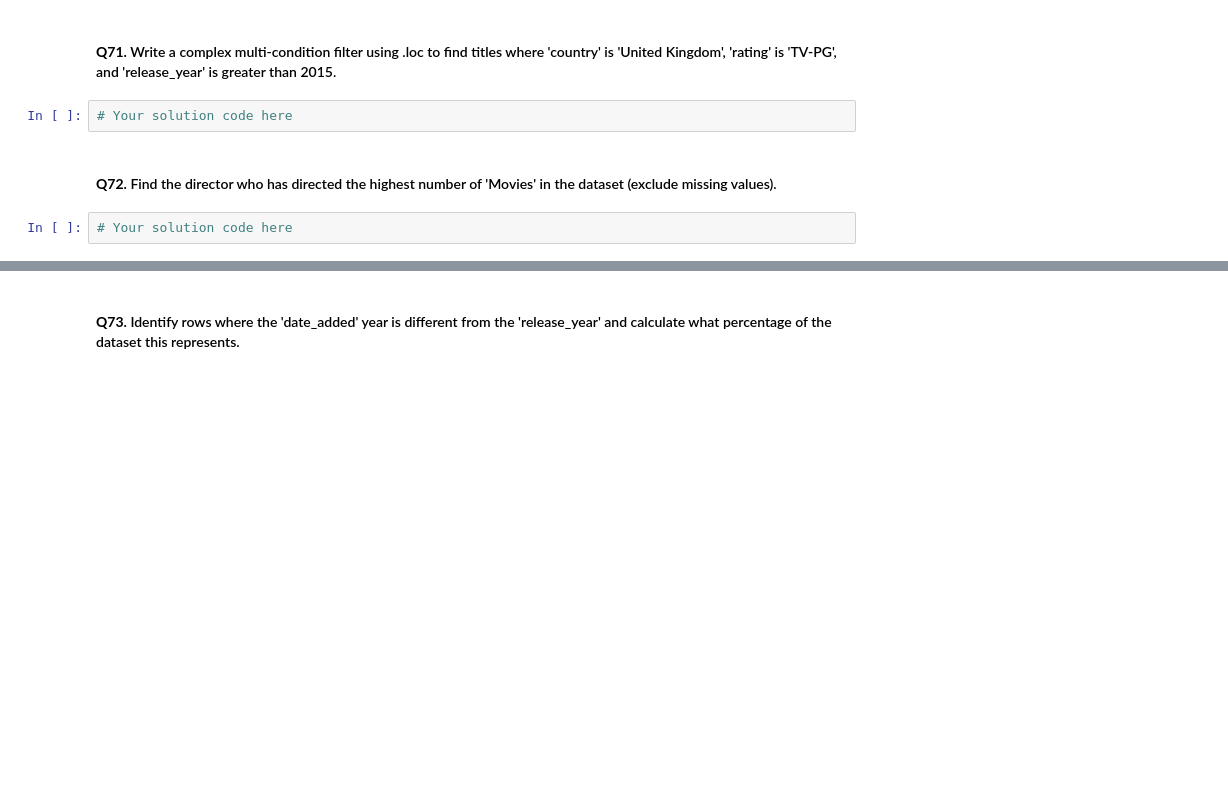
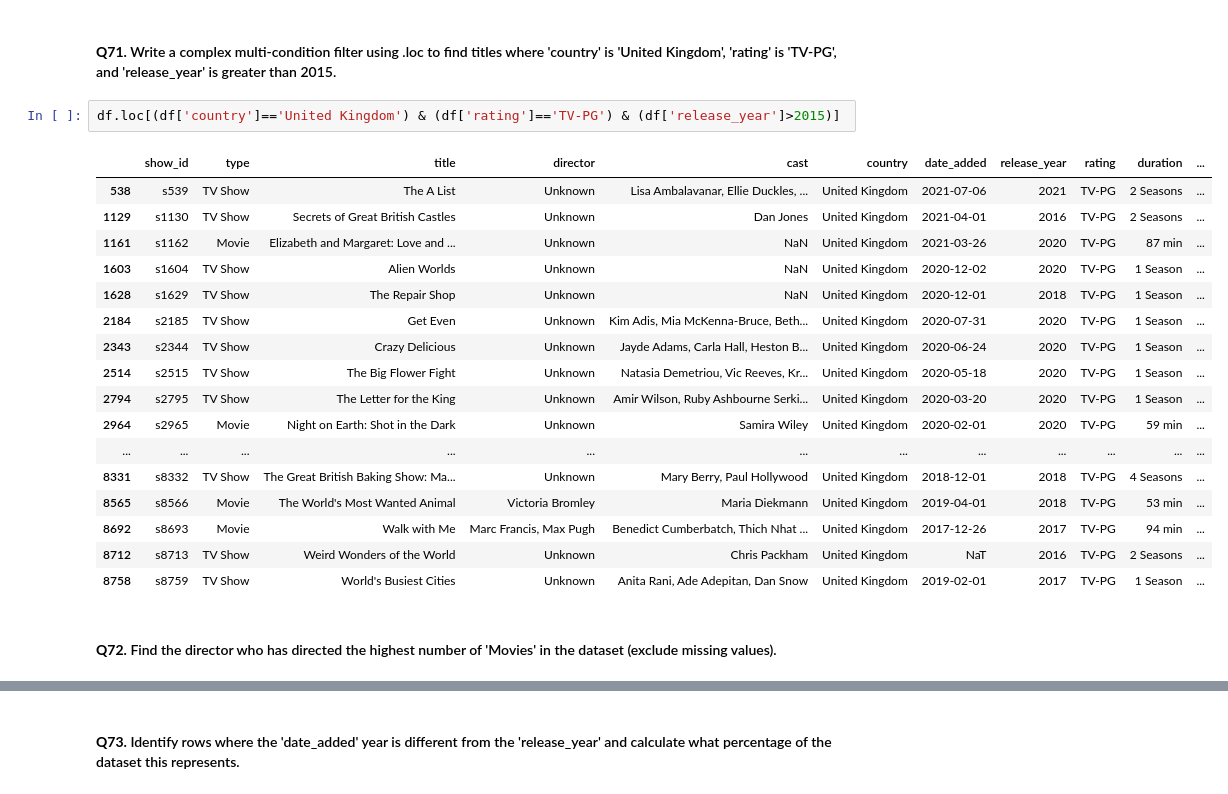
Before and after one commit to Harshit-kumar38/Netflix-pandas-problems, a Jupyter notebook: pandas_challenge_solutions.ipynb, the cells around one changed output, grey strips where cells are left out. Cells and saved outputs as stored; diff of their text form; blank space fills up the shorter version.

```diff
--- a/pandas_challenge_solutions.ipynb
+++ b/pandas_challenge_solutions.ipynb
@@ -1137,9 +1137,25 @@ df.groupby('rating')['release_year'].agg(['min', 'max', 'median'])
 | UR | 1974 | 2016 | 2008.0 |
 # %% [markdown]
 #### **Q71.** Write a complex multi-condition filter using .loc to find titles where 'country' is 'United Kingdom', 'rating' is 'TV-PG', and 'release_year' is greater than 2015.
-# %%
-# Your solution code here
+# %%
+df.loc[(df['country']=='United Kingdom') & (df['rating']=='TV-PG') & (df['release_year']>2015)]
+# %% [output]
+|  | show_id | type | title | director | cast | country | date_added | release_year | rating | duration | ... |
+| 538 | s539 | TV Show | The A List | Unknown | Lisa Ambalavanar, Ellie Duckles, ... | United Kingdom | 2021-07-06 | 2021 | TV-PG | 2 Seasons | ... |
+| 1129 | s1130 | TV Show | Secrets of Great British Castles | Unknown | Dan Jones | United Kingdom | 2021-04-01 | 2016 | TV-PG | 2 Seasons | ... |
+| 1161 | s1162 | Movie | Elizabeth and Margaret: Love and ... | Unknown | NaN | United Kingdom | 2021-03-26 | 2020 | TV-PG | 87 min | ... |
+| 1603 | s1604 | TV Show | Alien Worlds | Unknown | NaN | United Kingdom | 2020-12-02 | 2020 | TV-PG | 1 Season | ... |
+| 1628 | s1629 | TV Show | The Repair Shop | Unknown | NaN | United Kingdom | 2020-12-01 | 2018 | TV-PG | 1 Season | ... |
+| 2184 | s2185 | TV Show | Get Even | Unknown | Kim Adis, Mia McKenna-Bruce, Beth... | United Kingdom | 2020-07-31 | 2020 | TV-PG | 1 Season | ... |
+| 2343 | s2344 | TV Show | Crazy Delicious | Unknown | Jayde Adams, Carla Hall, Heston B... | United Kingdom | 2020-06-24 | 2020 | TV-PG | 1 Season | ... |
+| 2514 | s2515 | TV Show | The Big Flower Fight | Unknown | Natasia Demetriou, Vic Reeves, Kr... | United Kingdom | 2020-05-18 | 2020 | TV-PG | 1 Season | ... |
+| 2794 | s2795 | TV Show | The Letter for the King | Unknown | Amir Wilson, Ruby Ashbourne Serki... | United Kingdom | 2020-03-20 | 2020 | TV-PG | 1 Season | ... |
+| 2964 | s2965 | Movie | Night on Earth: Shot in the Dark | Unknown | Samira Wiley | United Kingdom | 2020-02-01 | 2020 | TV-PG | 59 min | ... |
+| ... | ... | ... | ... | ... | ... | ... | ... | ... | ... | ... | ... |
+| 8331 | s8332 | TV Show | The Great British Baking Show: Ma... | Unknown | Mary Berry, Paul Hollywood | United Kingdom | 2018-12-01 | 2018 | TV-PG | 4 Seasons | ... |
+| 8565 | s8566 | Movie | The World's Most Wanted Animal | Victoria Bromley | Maria Diekmann | United Kingdom | 2019-04-01 | 2018 | TV-PG | 53 min | ... |
+| 8692 | s8693 | Movie | Walk with Me | Marc Francis, Max Pugh | Benedict Cumberbatch, Thich Nhat ... | United Kingdom | 2017-12-26 | 2017 | TV-PG | 94 min | ... |
+| 8712 | s8713 | TV Show | Weird Wonders of the World | Unknown | Chris Packham | United Kingdom | NaT | 2016 | TV-PG | 2 Seasons | ... |
+| 8758 | s8759 | TV Show | World's Busiest Cities | Unknown | Anita Rani, Ade Adepitan, Dan Snow | United Kingdom | 2019-02-01 | 2017 | TV-PG | 1 Season | ... |
 # %% [markdown]
 #### **Q72.** Find the director who has directed the highest number of 'Movies' in the dataset (exclude missing values).
-# %%
-# Your solution code here
```
Also changed, not shown: parts of 18 cells of this notebook.
